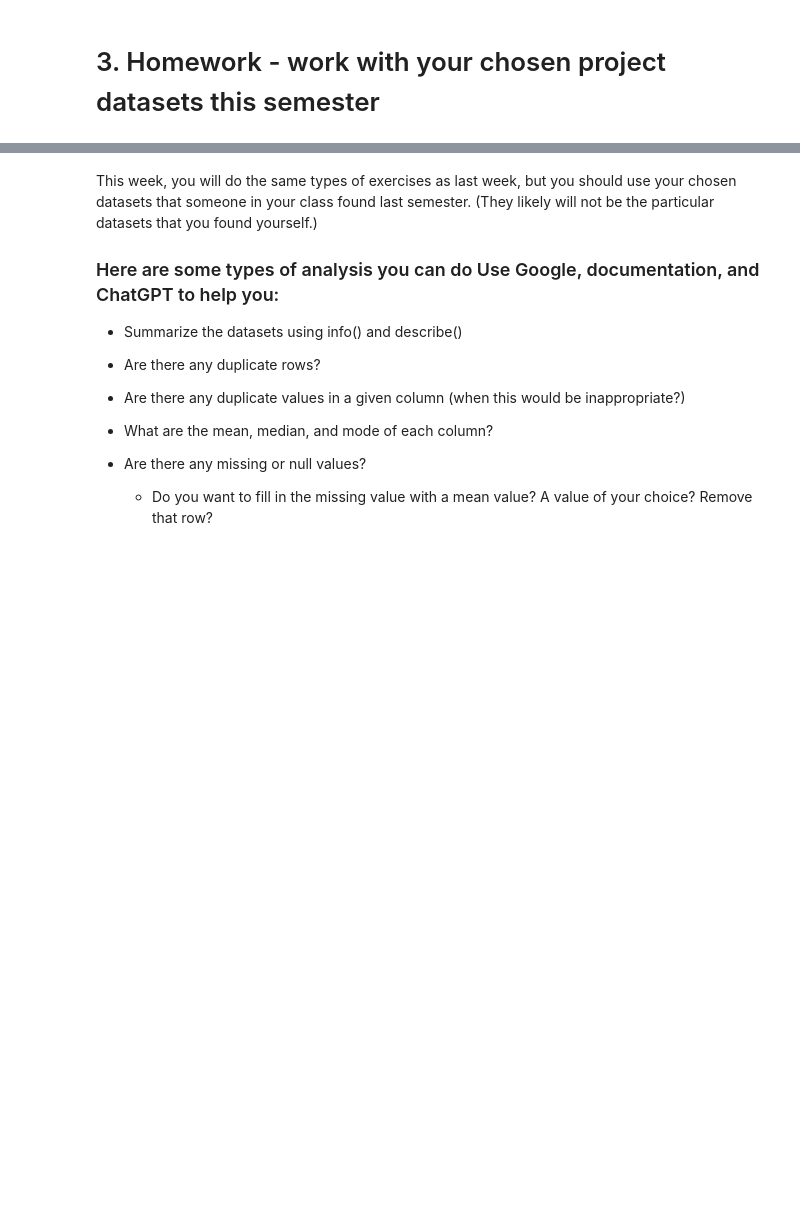
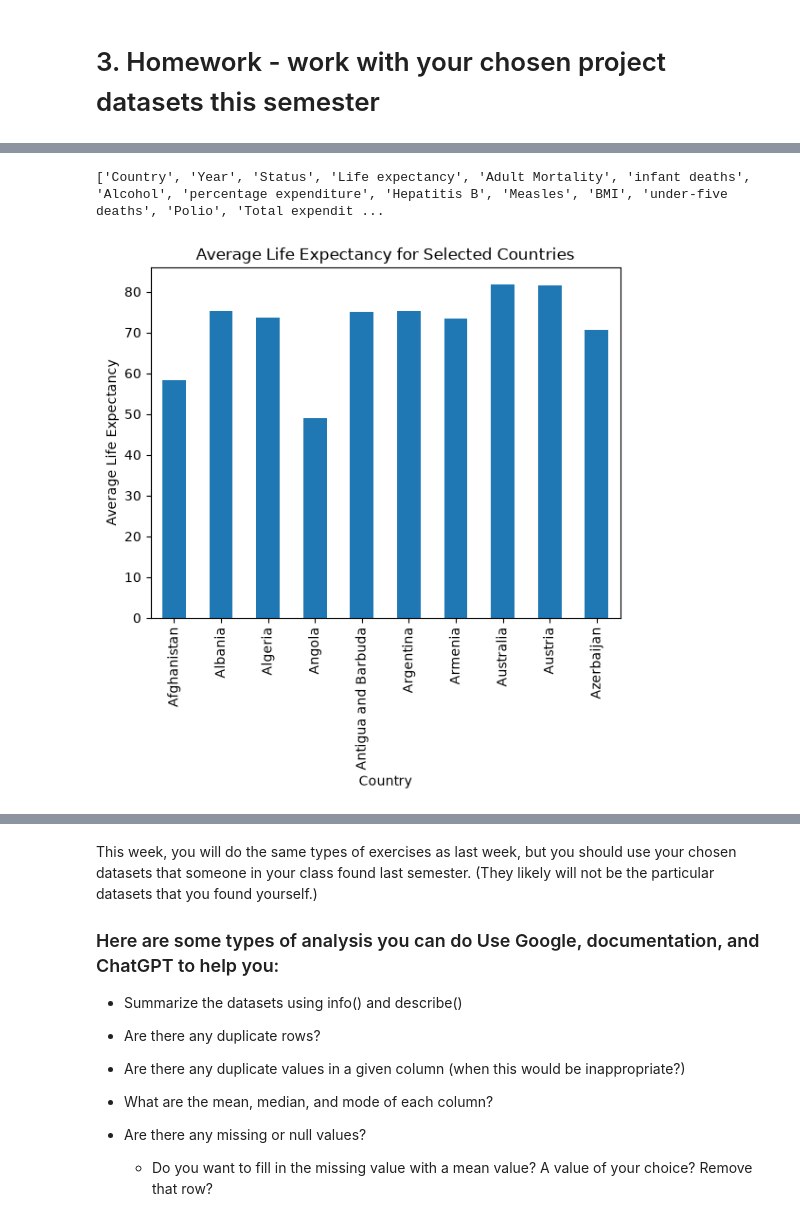
Before and after one commit to mrostayee/Module-B-semester-2, a Jupyter notebook: Week2.ipynb, the cells around one changed output, grey strips where cells are left out. Saved outputs shown, nothing was run; the diff lists cells and outputs as text; code cells hidden in the pictures; blank space fills up the shorter version.

```diff
--- a/Week2.ipynb
+++ b/Week2.ipynb
@@ -17,0 +379,18 @@ from datetime import datetime, timedelta
+# %%
+life.columns = life.columns.str.strip()
+# %%
+print(life.columns.tolist())
+# %% [output]
+['Country', 'Year', 'Status', 'Life expectancy', 'Adult Mortality', 'infant deaths', 'Alcohol', 'percentage expenditure', 'Hepatitis B', 'Measles', 'BMI', 'under-five deaths', 'Polio', 'Total expendit ...
+# %%
+avg_life = life.groupby("Country")["Life expectancy"].mean()
+
+avg_life.head(10).plot(kind="bar")
+
+plt.ylabel("Average Life Expectancy")
+plt.title("Average Life Expectancy for Selected Countries")
+plt.xticks(rotation=90)
+
+plt.show()
+# %% [output]
+[figure, added]
```
Also changed, not shown: parts of 38 cells of this notebook.
